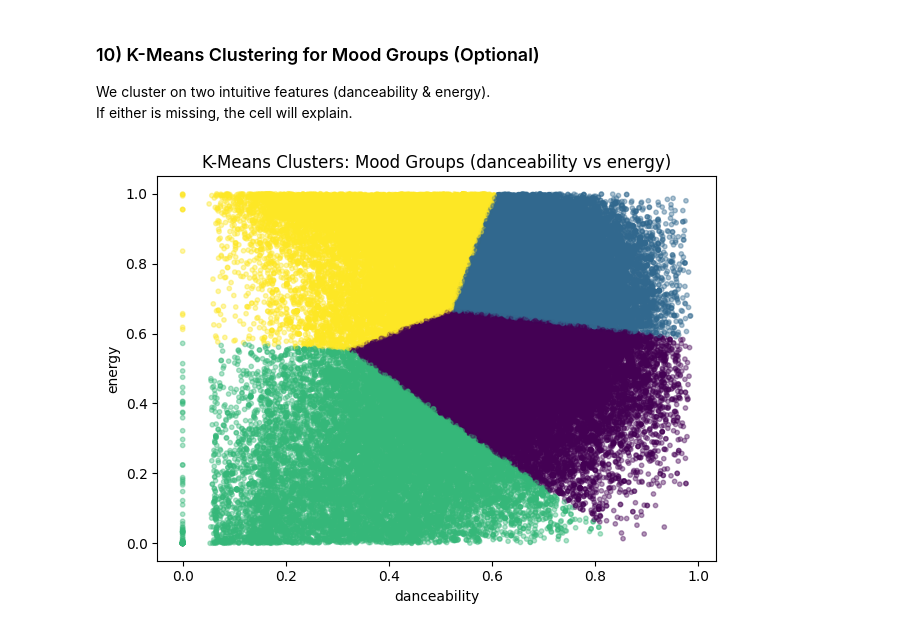
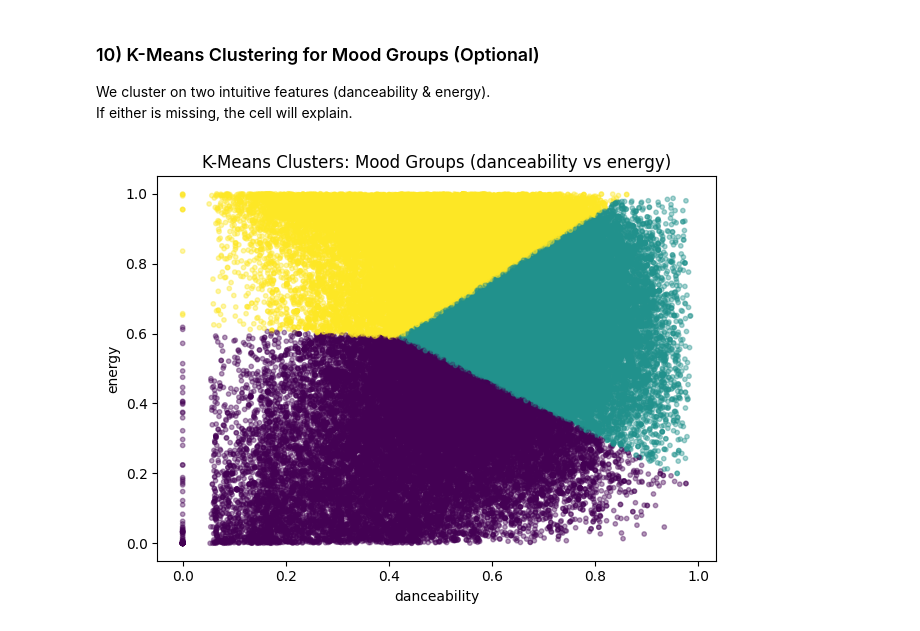
Before and after one commit to Okbatti/NetlfixSpotify_Data_Visualization, a Jupyter notebook: netflix_spotify_eda.ipynb, the cells around one changed output. Saved outputs shown, nothing was run; the diff lists cells and outputs as text; code cells hidden in the pictures.

```diff
--- a/netflix_spotify_eda.ipynb
+++ b/netflix_spotify_eda.ipynb
@@ -335,19 +437,19 @@ If either is missing, the cell will explain.
 # %%
 if {'danceability','energy'}.issubset(set(spotify.columns)):
     X = spotify[['danceability','energy']].dropna().clip(0, 1)  # both 0..1 in most datasets
     # Choose k heuristically; feel free to tune
-    k = 4
+    k = 3
     km = KMeans(n_clusters=k, n_init=10, random_state=42)
     labels = km.fit_predict(X)
 
     plt.figure()
     plt.scatter(X['danceability'], X['energy'], c=labels, s=10, alpha=0.4)
     plt.title('K-Means Clusters: Mood Groups (danceability vs energy)')
     plt.xlabel('danceability')
     plt.ylabel('energy')
     plt.tight_layout()
     plt.show()
 else:
     print("danceability and/or energy not found; skipping K-Means demo.")
 # %% [output]
-[figure, old version]
+[figure, new version]
```
Also changed, not shown: parts of 9 cells of this notebook, 4 other files.
